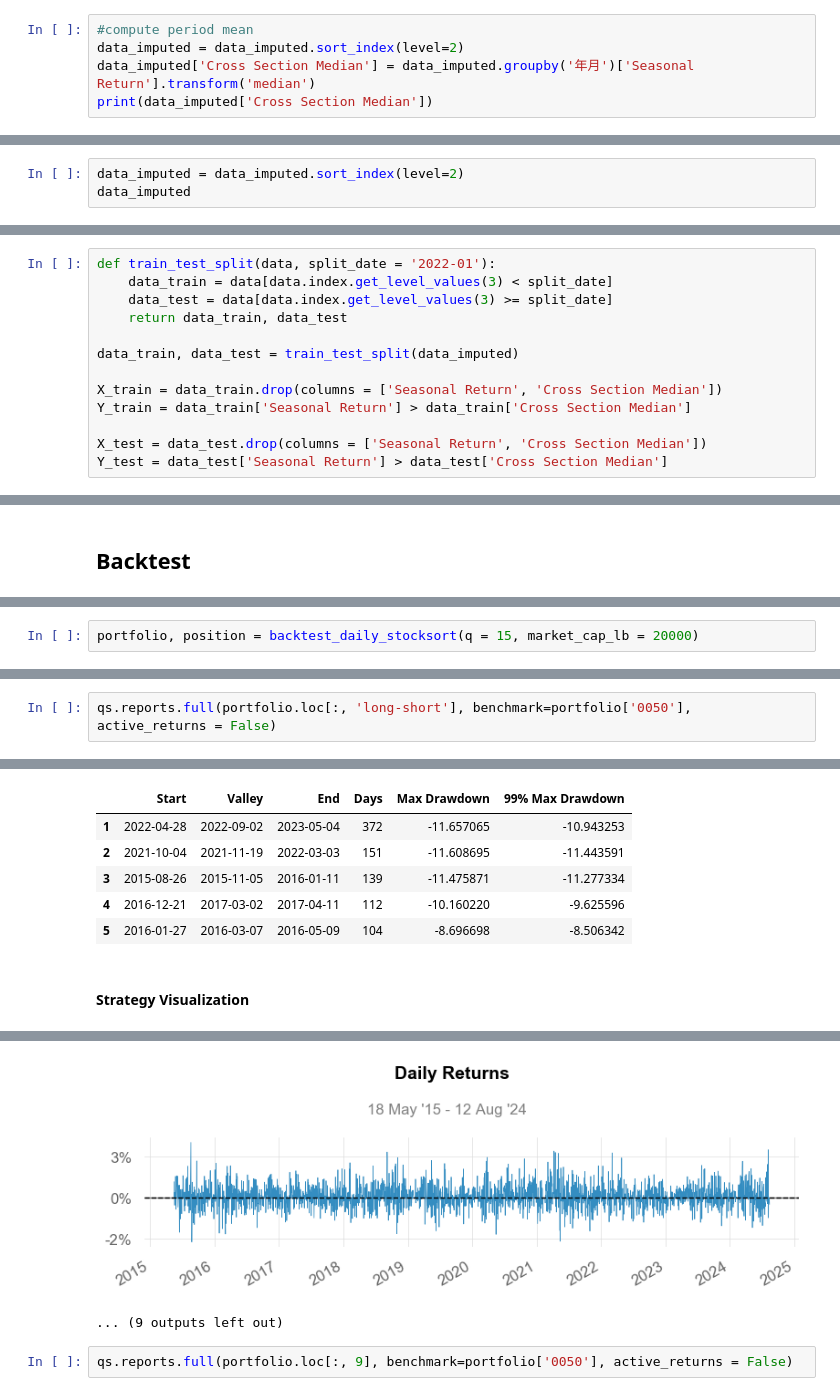
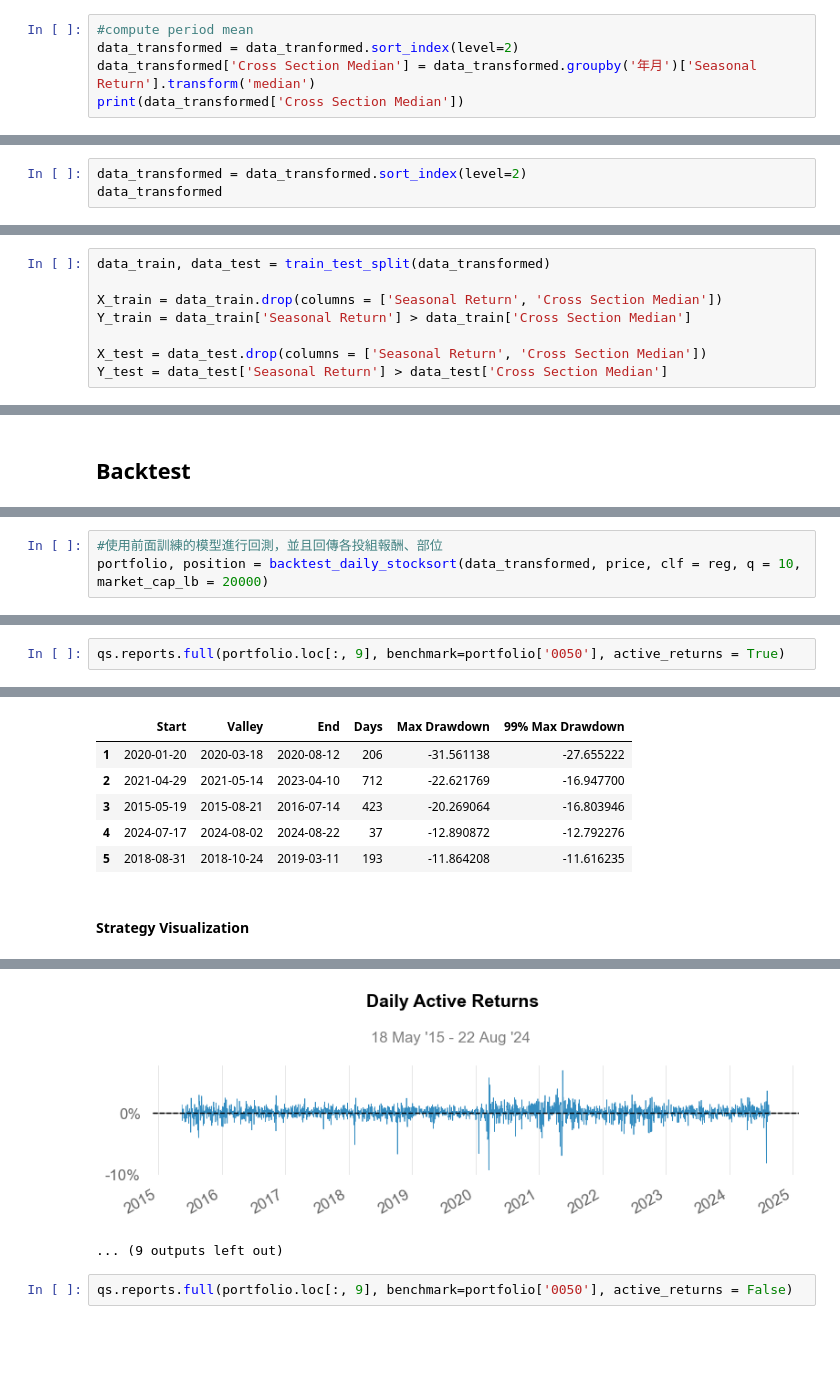
Before and after one commit to stuartlu0412/MLTaiwanStockPick, a Jupyter notebook: xgb_model.ipynb, the cells around one changed output, grey strips where cells are left out. Cells and saved outputs as stored; diff of their text form; blank space fills up the shorter version.

```diff
--- a/xgb_model.ipynb
+++ b/xgb_model.ipynb
@@ -134,7 +147,7 @@ data_imputed = polynomial_transform(data_imputed, degree=2)
 ## Labeling
 # %%
 #compute period mean
-data_imputed = data_imputed.sort_index(level=2)
-data_imputed['Cross Section Median'] = data_imputed.groupby('年月')['Seasonal Return'].transform('median')
-print(data_imputed['Cross Section Median'])
+data_transformed = data_tranformed.sort_index(level=2)
+data_transformed['Cross Section Median'] = data_transformed.groupby('年月')['Seasonal Return'].transform('median')
+print(data_transformed['Cross Section Median'])
 # %% [output]
@@ -154,6 +167,6 @@ Name: Cross Section Median, Length: 33607, dtype: float64
 # %%
-data_imputed = data_imputed.sort_index(level=2)
-data_imputed
+data_transformed = data_transformed.sort_index(level=2)
+data_transformed
 # %% [output]
 |  |  |  |  | 1 | ROA | EBITDA | ROE | Gross Profit | Revenue Growth | ... |
 | 證券代碼 | 財報發布日 | 年月日 | 年月 |  |  |  |  |  |  | ... |
@@ -172,10 +185,5 @@ data_imputed
 # %%
-def train_test_split(data, split_date = '2022-01'):
-    data_train = data[data.index.get_level_values(3) < split_date]
-    data_test = data[data.index.get_level_values(3) >= split_date]
-    return data_train, data_test
-
-data_train, data_test = train_test_split(data_imputed)
+data_train, data_test = train_test_split(data_transformed)
 
 X_train = data_train.drop(columns = ['Seasonal Return', 'Cross Section Median'])
 Y_train = data_train['Seasonal Return'] > data_train['Cross Section Median']
@@ -378,5 +274,6 @@ def plot_portfolio(portfolio, long = 0, short = 0, tc = 0.0001, compounded = Fal
 # %%
-portfolio, position = backtest_daily_stocksort(q = 15, market_cap_lb = 20000)
+#使用前面訓練的模型進行回測，並且回傳各投組報酬、部位
+portfolio, position = backtest_daily_stocksort(data_transformed, price, clf = reg, q = 10, market_cap_lb = 20000)
 # %%
 # All sample result
 (portfolio).cumsum().plot()
@@ -460,5 +367,5 @@ Win Year %                 30.0%       70.0%       100.0%        70.0%       70.
 # %%
-qs.reports.full(portfolio.loc[:, 'long-short'], benchmark=portfolio['0050'], active_returns = False)
+qs.reports.full(portfolio.loc[:, 9], benchmark=portfolio['0050'], active_returns = True)
 # %% [output]
 Performance Metrics
                            Benchmark    Strategy
@@ -481,9 +388,9 @@ Treynor Ratio              -            -18158.38%
 None
 Worst 5 Drawdowns
 |  | Start | Valley | End | Days | Max Drawdown | 99% Max Drawdown |
-| 1 | 2022-04-28 | 2022-09-02 | 2023-05-04 | 372 | -11.657065 | -10.943253 |
-| 2 | 2021-10-04 | 2021-11-19 | 2022-03-03 | 151 | -11.608695 | -11.443591 |
-| 3 | 2015-08-26 | 2015-11-05 | 2016-01-11 | 139 | -11.475871 | -11.277334 |
-| 4 | 2016-12-21 | 2017-03-02 | 2017-04-11 | 112 | -10.160220 | -9.625596 |
-| 5 | 2016-01-27 | 2016-03-07 | 2016-05-09 | 104 | -8.696698 | -8.506342 |
+| 1 | 2020-01-20 | 2020-03-18 | 2020-08-12 | 206 | -31.561138 | -27.655222 |
+| 2 | 2021-04-29 | 2021-05-14 | 2023-04-10 | 712 | -22.621769 | -16.947700 |
+| 3 | 2015-05-19 | 2015-08-21 | 2016-07-14 | 423 | -20.269064 | -16.803946 |
+| 4 | 2024-07-17 | 2024-08-02 | 2024-08-22 | 37 | -12.890872 | -12.792276 |
+| 5 | 2018-08-31 | 2018-10-24 | 2019-03-11 | 193 | -11.864208 | -11.616235 |
 Strategy Visualization
@@ -495,4 +402,4 @@ Strategy Visualization
-[figure, old version]
+[figure, new version]
 ... (9 outputs left out)
 # %%
 qs.reports.full(portfolio.loc[:, 9], benchmark=portfolio['0050'], active_returns = False)
```
Also changed, not shown: parts of 29 cells of this notebook, 6 other files.
